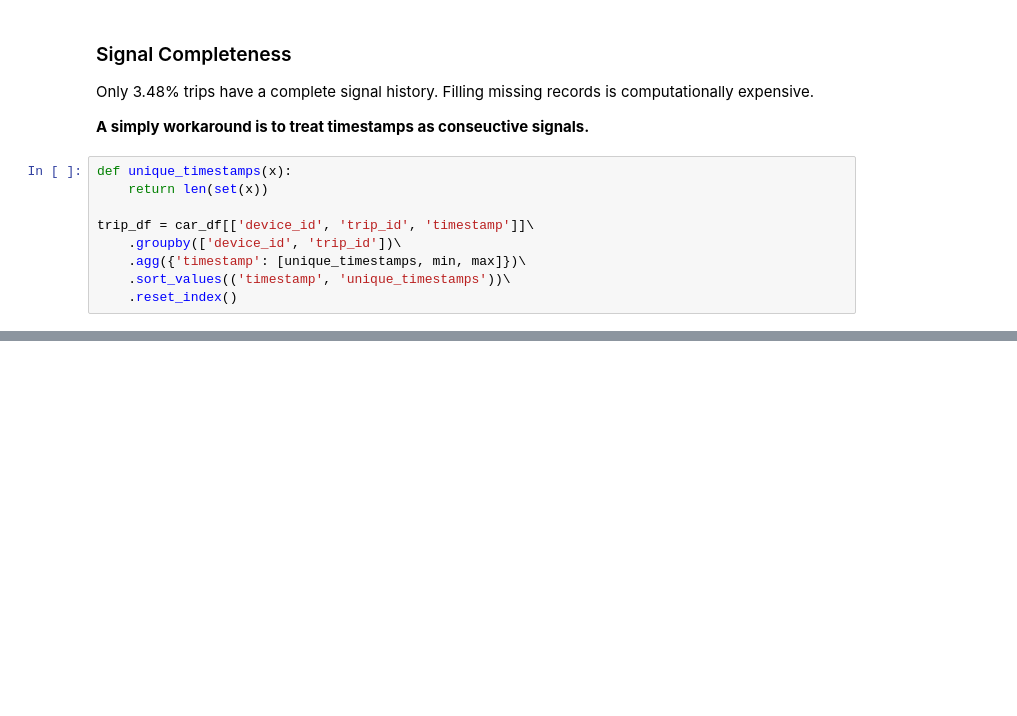
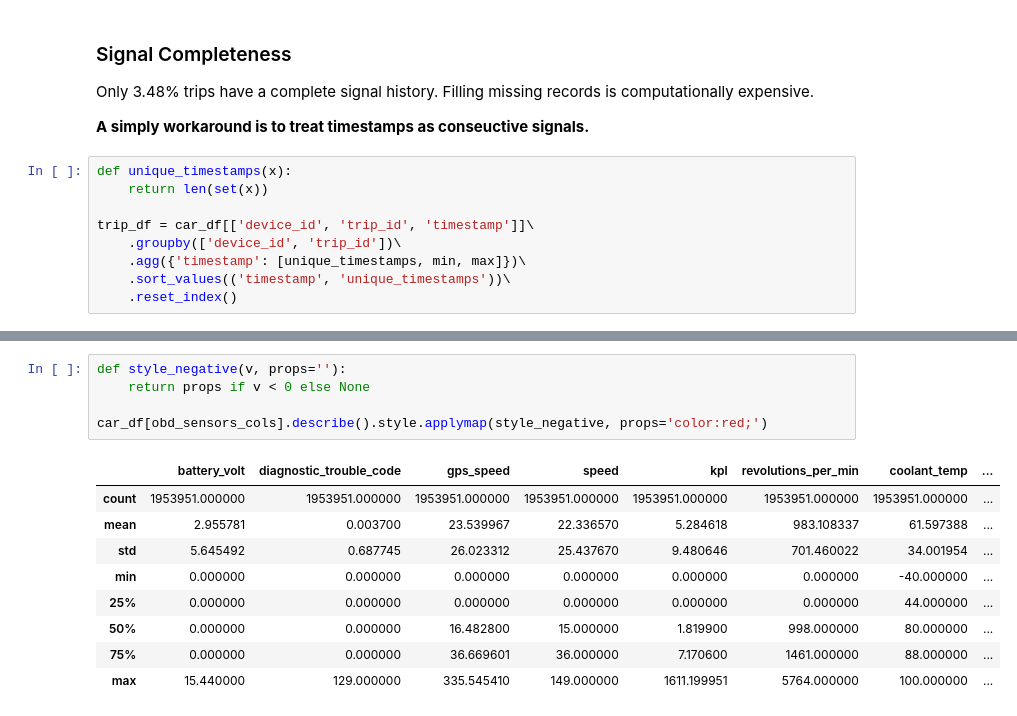
Before and after one commit to qirun-chen/getting-into-telematics, a Jupyter notebook: EDA.ipynb, the cells around one changed output, grey strips where cells are left out. Drawn from its saved outputs; the diff is of its cells as text; blank space fills up the shorter version.

```diff
--- a/EDA.ipynb
+++ b/EDA.ipynb
@@ -415,0 +380,15 @@ Some customers are more risky while driving. It causes a high chance to car acci
+# %%
+def style_negative(v, props=''):
+    return props if v < 0 else None
+
+car_df[obd_sensors_cols].describe().style.applymap(style_negative, props='color:red;')
+# %% [output]
+|  | battery_volt | diagnostic_trouble_code | gps_speed | speed | kpl | revolutions_per_min | coolant_temp | ... |
+| count | 1953951.000000 | 1953951.000000 | 1953951.000000 | 1953951.000000 | 1953951.000000 | 1953951.000000 | 1953951.000000 | ... |
+| mean | 2.955781 | 0.003700 | 23.539967 | 22.336570 | 5.284618 | 983.108337 | 61.597388 | ... |
+| std | 5.645492 | 0.687745 | 26.023312 | 25.437670 | 9.480646 | 701.460022 | 34.001954 | ... |
+| min | 0.000000 | 0.000000 | 0.000000 | 0.000000 | 0.000000 | 0.000000 | -40.000000 | ... |
+| 25% | 0.000000 | 0.000000 | 0.000000 | 0.000000 | 0.000000 | 0.000000 | 44.000000 | ... |
+| 50% | 0.000000 | 0.000000 | 16.482800 | 15.000000 | 1.819900 | 998.000000 | 80.000000 | ... |
+| 75% | 0.000000 | 0.000000 | 36.669601 | 36.000000 | 7.170600 | 1461.000000 | 88.000000 | ... |
+| max | 15.440000 | 129.000000 | 335.545410 | 149.000000 | 1611.199951 | 5764.000000 | 100.000000 | ... |
```
Also changed, not shown: parts of 64 cells of this notebook, 1 other file.
